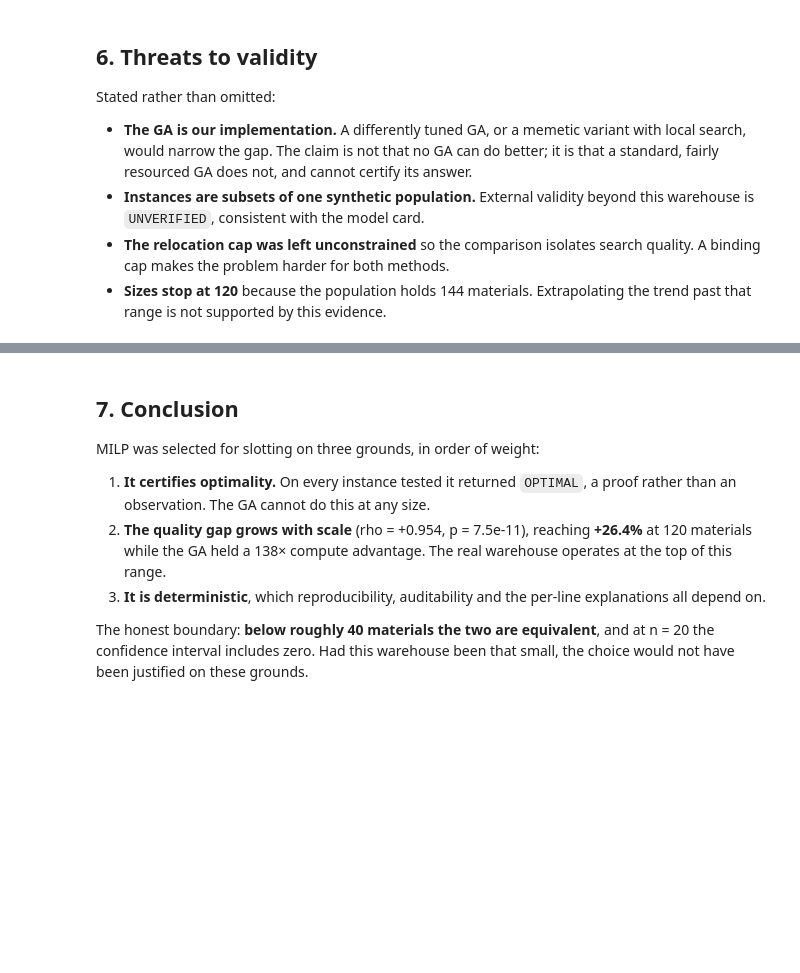
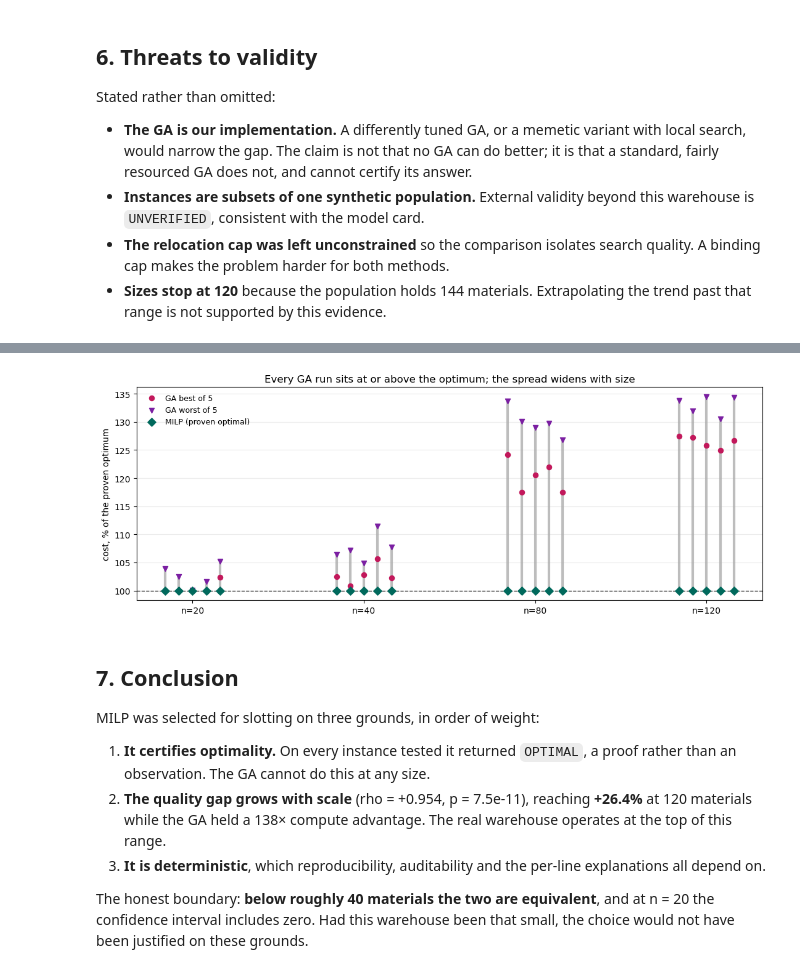
Before and after one commit to Oxshadha/OptiWMS, a Jupyter notebook: Ai miroservices/modeling/v8_controlled_synthetic_validation/solver_selection_milp_vs_ga.ipynb, the cells around one changed output, grey strips where cells are left out. Cells and saved outputs as stored; diff of their text form; code cells hidden in the pictures; blank space fills up the shorter version.

```diff
--- a/Ai miroservices/modeling/v8_controlled_synthetic_validation/solver_selection_milp_vs_ga.ipynb
+++ b/Ai miroservices/modeling/v8_controlled_synthetic_validation/solver_selection_milp_vs_ga.ipynb
@@ -270,3 +267,30 @@ figure -> outputs/solver_evidence/milp_vs_ga.png
+# %%
+# Per-instance spread. The MILP is a point; the GA is a distribution -- which is
+# the property that makes "run it again and you may get a different plan" true of
+# one method and not the other.
+fig2, ax2 = plt.subplots(figsize=(11, 4.2))
+for i, (size, g) in enumerate(df.groupby("size")):
+    x = np.full(len(g), i, dtype=float) + np.linspace(-.16, .16, len(g))
+    ax2.vlines(x, g.milp_cost/g.milp_cost*100, g.ga_worst/g.milp_cost*100,
+               color="#BDBDBD", lw=3, zorder=1)
+    ax2.scatter(x, g.ga_best/g.milp_cost*100, s=34, color="#C2185B", zorder=3,
+                label="GA best of 5" if i == 0 else None)
+    ax2.scatter(x, g.ga_worst/g.milp_cost*100, s=34, color="#7B1FA2", marker="v", zorder=3,
+                label="GA worst of 5" if i == 0 else None)
+    ax2.scatter(x, np.full(len(g), 100.0), s=46, color="#00695C", marker="D", zorder=4,
+                label="MILP (proven optimal)" if i == 0 else None)
+
+ax2.set_xticks(range(df["size"].nunique()))
+ax2.set_xticklabels([f"n={s}" for s in sorted(df["size"].unique())])
+ax2.set_ylabel("cost, % of the proven optimum")
+ax2.set_title("Every GA run sits at or above the optimum; the spread widens with size")
+ax2.axhline(100, color="#333", lw=1, ls="--")
+ax2.legend(frameon=False, fontsize=9); ax2.grid(alpha=.25, axis="y")
+fig2.tight_layout()
+fig2.savefig("outputs/solver_evidence/milp_vs_ga_spread.png", dpi=150)
+plt.show()
+# %% [output]
+[figure, added]
 # %% [markdown]
 ## 7. Conclusion
 
```
Also changed, not shown: parts of 1 cell of this notebook, 1 other file.
